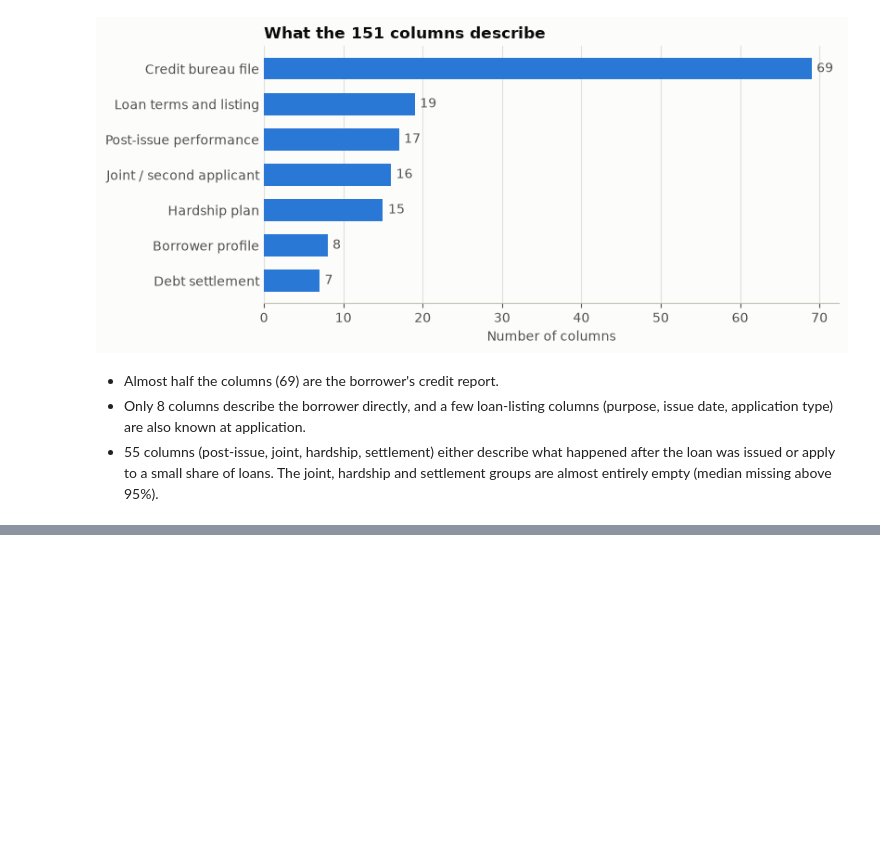
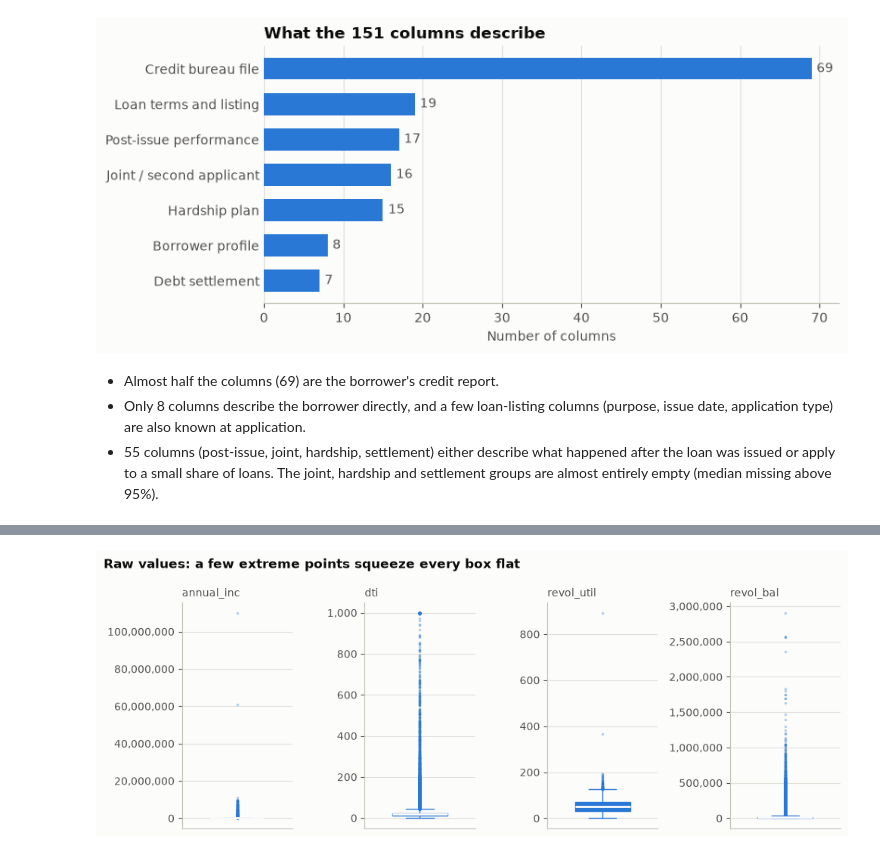
Before and after one commit to dhruvinn25/credibility-gamble, a Jupyter notebook: notebooks/01_data_prep.ipynb, the cells around one changed output, grey strips where cells are left out. Saved outputs shown, nothing was run; the diff lists cells and outputs as text; code cells hidden in the pictures; blank space fills up the shorter version.

```diff
--- a/notebooks/01_data_prep.ipynb
+++ b/notebooks/01_data_prep.ipynb
@@ -413,0 +546,5 @@ plt.show()
+# %%
+OUTLIER_COLS = ["annual_inc", "dti", "revol_util", "revol_bal"]
+quantiles = df[OUTLIER_COLS].quantile([0, 0.01, 0.5, 0.99, 0.999, 1]).T
+quantiles.columns = ["min", "1%", "median", "99%", "99.9%", "max"]
+quantiles.round(1)
@@ -413,0 +557,17 @@ plt.show()
+# %%
+fig, axes = plt.subplots(1, len(OUTLIER_COLS), figsize=(10, 3.8))
+for ax, c in zip(axes, OUTLIER_COLS):
+    ax.boxplot(df[c].dropna(), widths=0.5, patch_artist=True,
+               boxprops=dict(facecolor=BLUE, edgecolor=BLUE), medianprops=dict(color=SURFACE, linewidth=2),
+               whiskerprops=dict(color=BLUE), capprops=dict(color=BLUE),
+               flierprops=dict(marker="o", markersize=2.5, markerfacecolor=BLUE, markeredgecolor="none", alpha=0.35))
+    ax.set_title(c, fontsize=10, color=INK2, fontweight="normal")
+    ax.set_xticks([])
+    ax.grid(axis="x", visible=False)
+    ax.yaxis.set_major_formatter(lambda v, _: f"{v:,.0f}")
+fig.suptitle("Raw values: a few extreme points squeeze every box flat", x=0.01, ha="left", fontweight="bold")
+fig.tight_layout()
+save(fig, "03_outliers_raw.png")
+plt.show()
+# %% [output]
+[figure, added]
```
Also changed, not shown: parts of 25 cells of this notebook, 7 other files.
